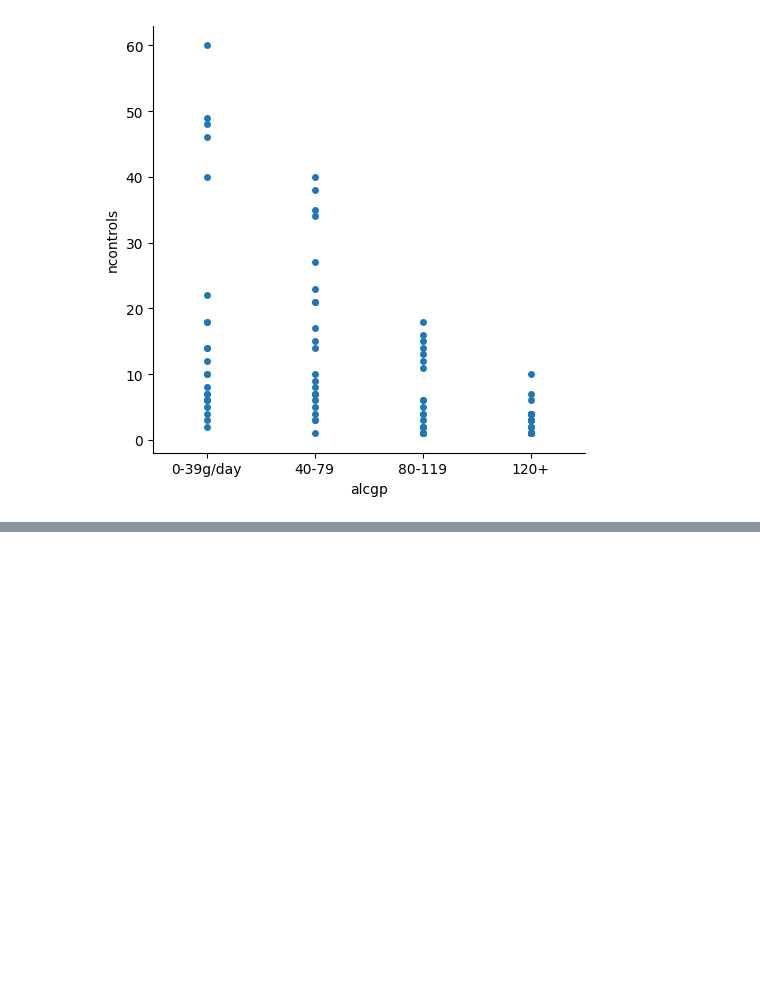
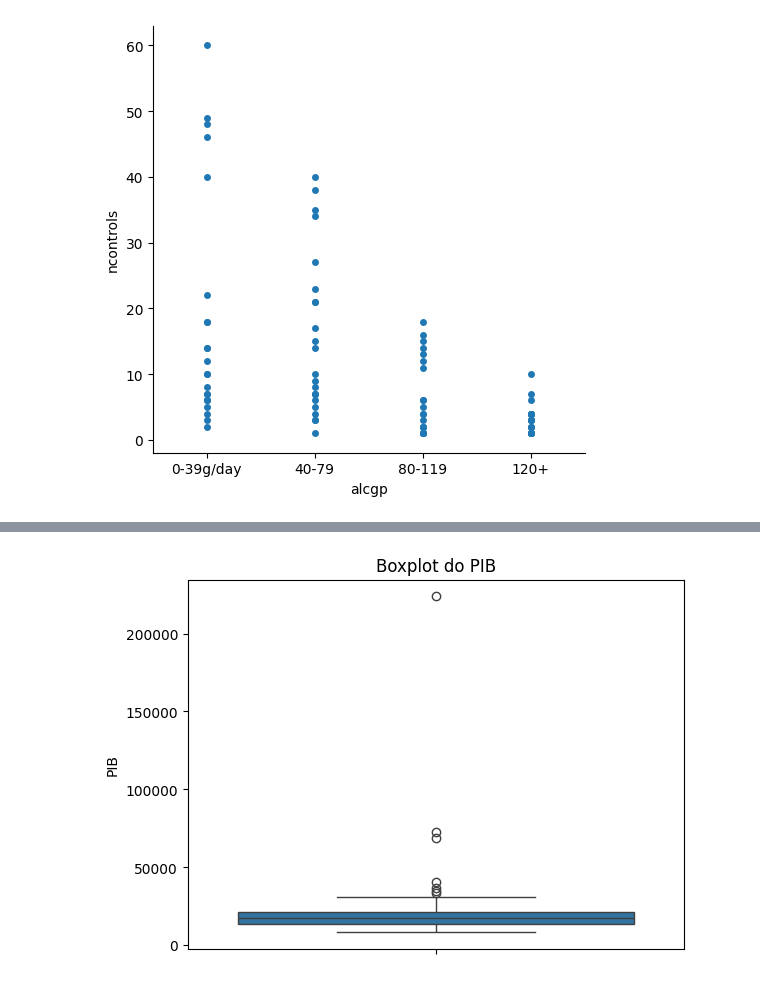
Before and after one commit to pdromls/Praticas_Ciencia_de_Dados, a Jupyter notebook: notebooks/visualizacao.ipynb, the cells around one changed output, grey strips where cells are left out. Drawn from its saved outputs; the diff is of its cells as text; code cells hidden in the pictures; blank space fills up the shorter version.

```diff
--- a/notebooks/visualizacao.ipynb
+++ b/notebooks/visualizacao.ipynb
@@ -297,0 +358,7 @@ sns.catplot(x='alcgp', y='ncontrols', data=df5, col = 'tobgp')
+# %%
+sns.boxplot(data=df6.PIB, orient='v')
+plt.title('Boxplot do PIB')
+plt.ylabel('PIB')
+plt.show()
+# %% [output]
+[figure, added]
```
Also changed, not shown: parts of 11 cells of this notebook.
